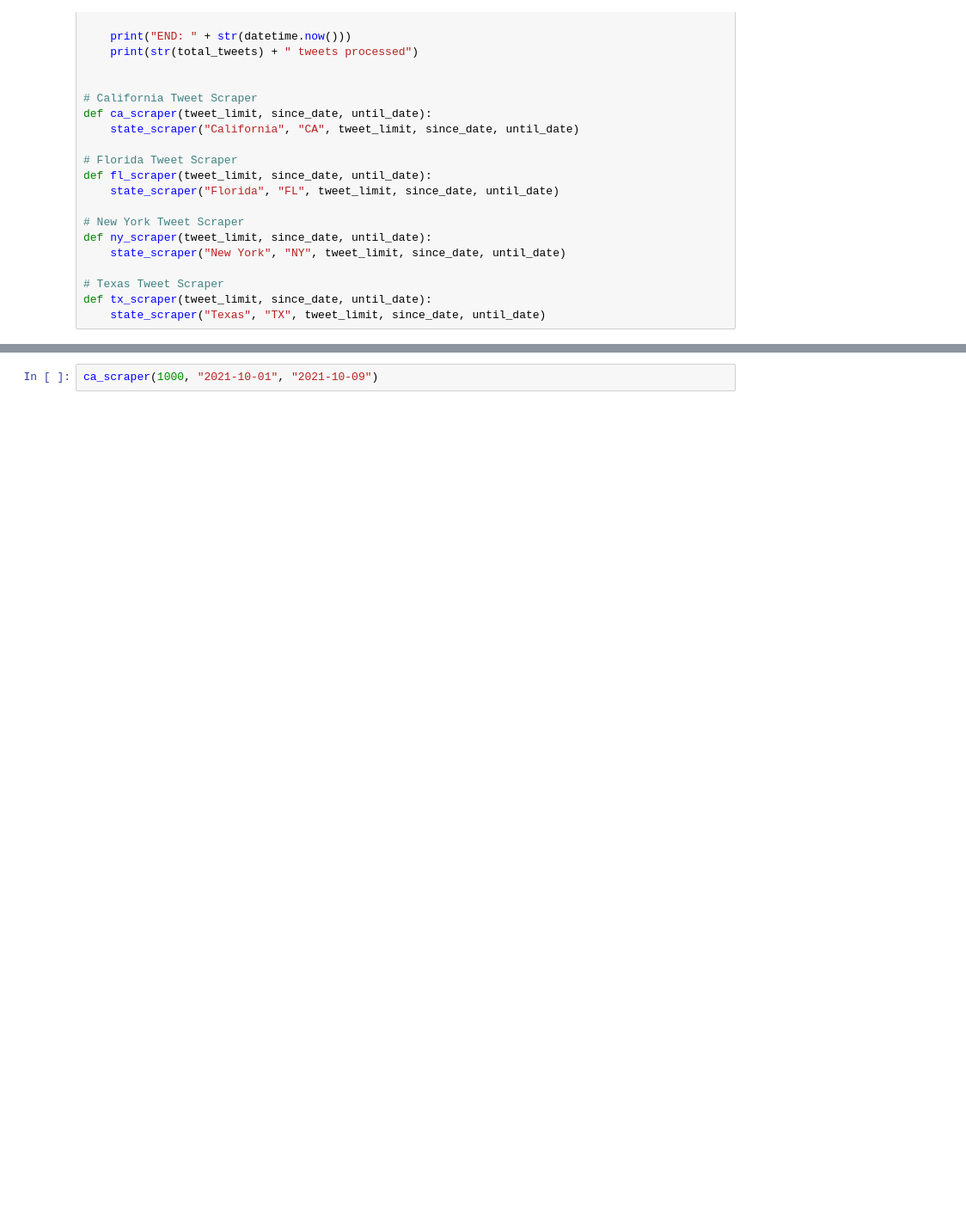
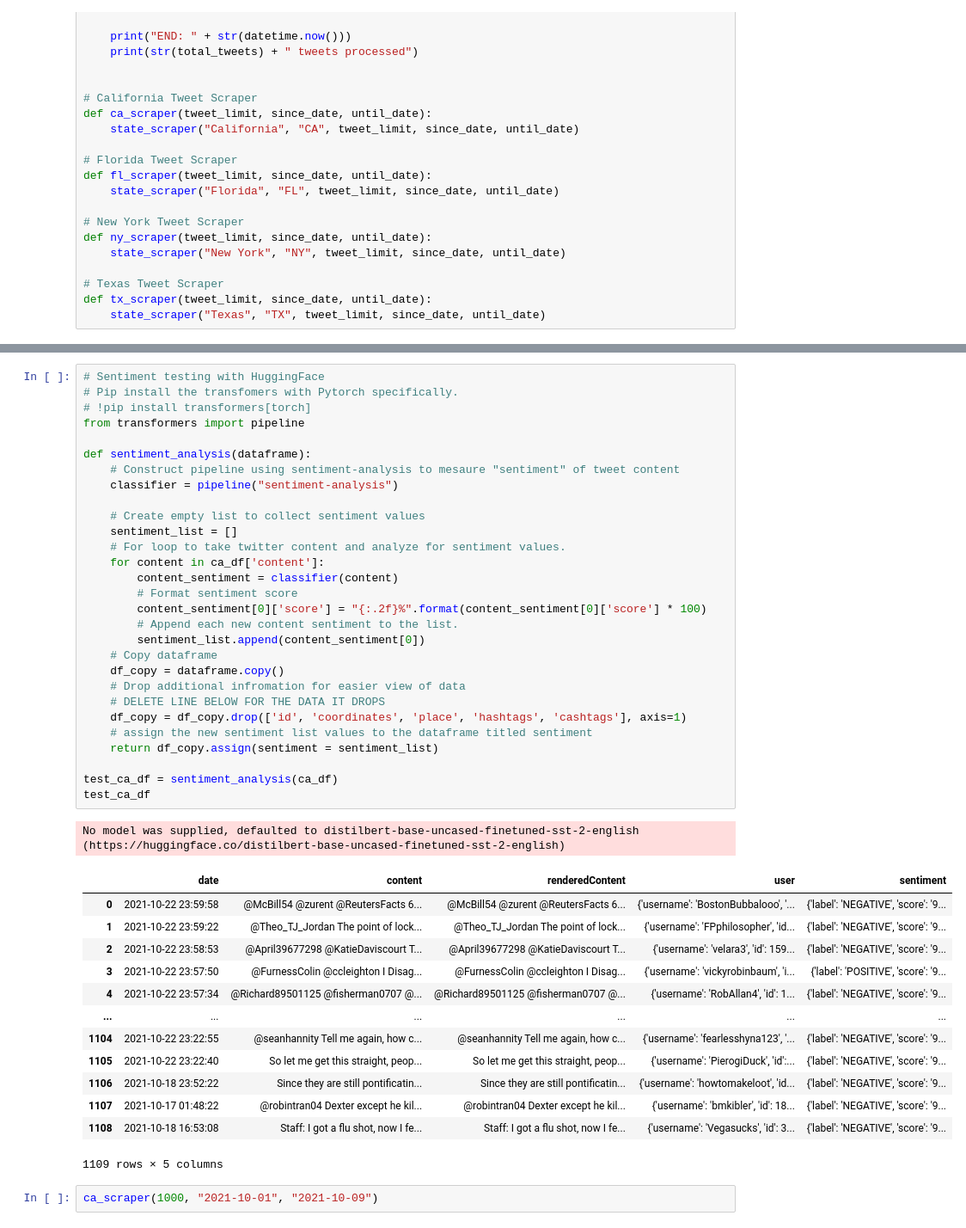
Before and after one commit to The-Processors/ics-438-final-project, a Jupyter notebook: Final Project.ipynb, the cells around one changed output, grey strips where cells are left out. Shown at 86% size. Saved outputs shown, nothing was run; the diff lists cells and outputs as text; blank space fills up the shorter version.

Commit message:
Sentiment Analysis Testing
Created a function that takes a dataframe and adds the huggingface sentiment-analysis to a copy of the dataframe.

```diff
--- a/Final Project.ipynb
+++ b/Final Project.ipynb
@@ -206,6 +206,50 @@ ca_df
 | 1107 | 2021-10-17 01:48:22 | @robintran04 Dexter except he kil... | @robintran04 Dexter except he kil... | 1449552837503963139 | {'username': 'bmkibler', 'id': 18... | {'longitude': -118.37032, 'latitu... | {'fullName': 'Burbank, CA', 'name... | None | None |
 | 1108 | 2021-10-18 16:53:08 | Staff: I got a flu shot, now I fe... | Staff: I got a flu shot, now I fe... | 1450142918325334019 | {'username': 'Vegasucks', 'id': 3... | {'longitude': -122.048884, 'latit... | {'fullName': 'Suisun City, CA', '... | None | None |
 1109 rows × 9 columns
+# %%
+# Sentiment testing with HuggingFace
+# Pip install the transfomers with Pytorch specifically.
+# !pip install transformers[torch]
+from transformers import pipeline
+
+def sentiment_analysis(dataframe):
+    # Construct pipeline using sentiment-analysis to mesaure "sentiment" of tweet content
+    classifier = pipeline("sentiment-analysis")
+
+    # Create empty list to collect sentiment values
+    sentiment_list = []
+    # For loop to take twitter content and analyze for sentiment values.
+    for content in ca_df['content']:
+        content_sentiment = classifier(content)
+        # Format sentiment score
+        content_sentiment[0]['score'] = "{:.2f}%".format(content_sentiment[0]['score'] * 100)
+        # Append each new content sentiment to the list.
+        sentiment_list.append(content_sentiment[0])
+    # Copy dataframe
+    df_copy = dataframe.copy()
+    # Drop additional infromation for easier view of data
+    # DELETE LINE BELOW FOR THE DATA IT DROPS
+    df_copy = df_copy.drop(['id', 'coordinates', 'place', 'hashtags', 'cashtags'], axis=1)
+    # assign the new sentiment list values to the dataframe titled sentiment
+    return df_copy.assign(sentiment = sentiment_list)
+
+test_ca_df = sentiment_analysis(ca_df)
+test_ca_df
+# %% [output]
+No model was supplied, defaulted to distilbert-base-uncased-finetuned-sst-2-english (https://huggingface.co/distilbert-base-uncased-finetuned-sst-2-english)
+|  | date | content | renderedContent | user | sentiment |
+| 0 | 2021-10-22 23:59:58 | @McBill54 @zurent @ReutersFacts 6... | @McBill54 @zurent @ReutersFacts 6... | {'username': 'BostonBubbalooo', '... | {'label': 'NEGATIVE', 'score': '9... |
+| 1 | 2021-10-22 23:59:22 | @Theo_TJ_Jordan The point of lock... | @Theo_TJ_Jordan The point of lock... | {'username': 'FPphilosopher', 'id... | {'label': 'NEGATIVE', 'score': '9... |
+| 2 | 2021-10-22 23:58:53 | @April39677298 @KatieDaviscourt T... | @April39677298 @KatieDaviscourt T... | {'username': 'velara3', 'id': 159... | {'label': 'NEGATIVE', 'score': '9... |
+| 3 | 2021-10-22 23:57:50 | @FurnessColin @ccleighton I Disag... | @FurnessColin @ccleighton I Disag... | {'username': 'vickyrobinbaum', 'i... | {'label': 'POSITIVE', 'score': '9... |
+| 4 | 2021-10-22 23:57:34 | @Richard89501125 @fisherman0707 @... | @Richard89501125 @fisherman0707 @... | {'username': 'RobAllan4', 'id': 1... | {'label': 'NEGATIVE', 'score': '9... |
+| ... | ... | ... | ... | ... | ... |
+| 1104 | 2021-10-22 23:22:55 | @seanhannity Tell me again, how c... | @seanhannity Tell me again, how c... | {'username': 'fearlesshyna123', '... | {'label': 'NEGATIVE', 'score': '9... |
+| 1105 | 2021-10-22 23:22:40 | So let me get this straight, peop... | So let me get this straight, peop... | {'username': 'PierogiDuck', 'id':... | {'label': 'NEGATIVE', 'score': '9... |
+| 1106 | 2021-10-18 23:52:22 | Since they are still pontificatin... | Since they are still pontificatin... | {'username': 'howtomakeloot', 'id... | {'label': 'NEGATIVE', 'score': '9... |
+| 1107 | 2021-10-17 01:48:22 | @robintran04 Dexter except he kil... | @robintran04 Dexter except he kil... | {'username': 'bmkibler', 'id': 18... | {'label': 'NEGATIVE', 'score': '9... |
+| 1108 | 2021-10-18 16:53:08 | Staff: I got a flu shot, now I fe... | Staff: I got a flu shot, now I fe... | {'username': 'Vegasucks', 'id': 3... | {'label': 'NEGATIVE', 'score': '9... |
+1109 rows × 5 columns
 # %%
 ca_scraper(1000, "2021-10-01", "2021-10-09")
 # %% [output]
```
Also changed, not shown: parts of 2 cells of this notebook.
